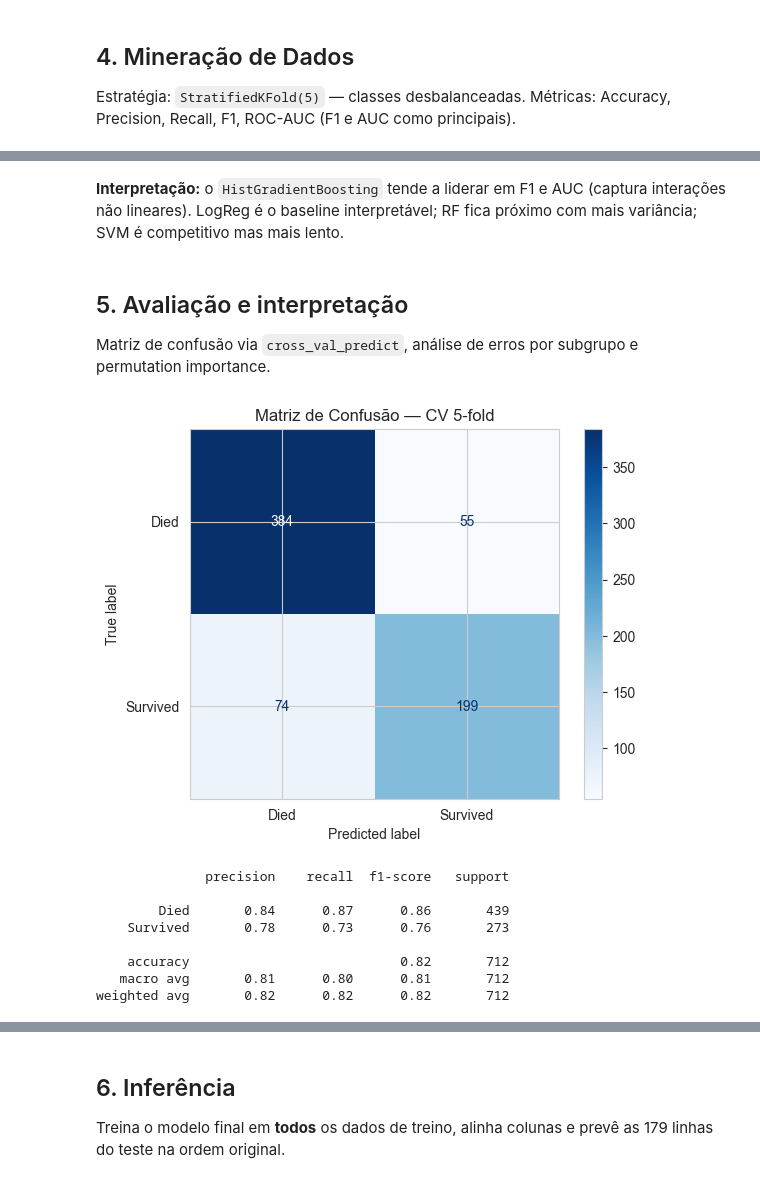
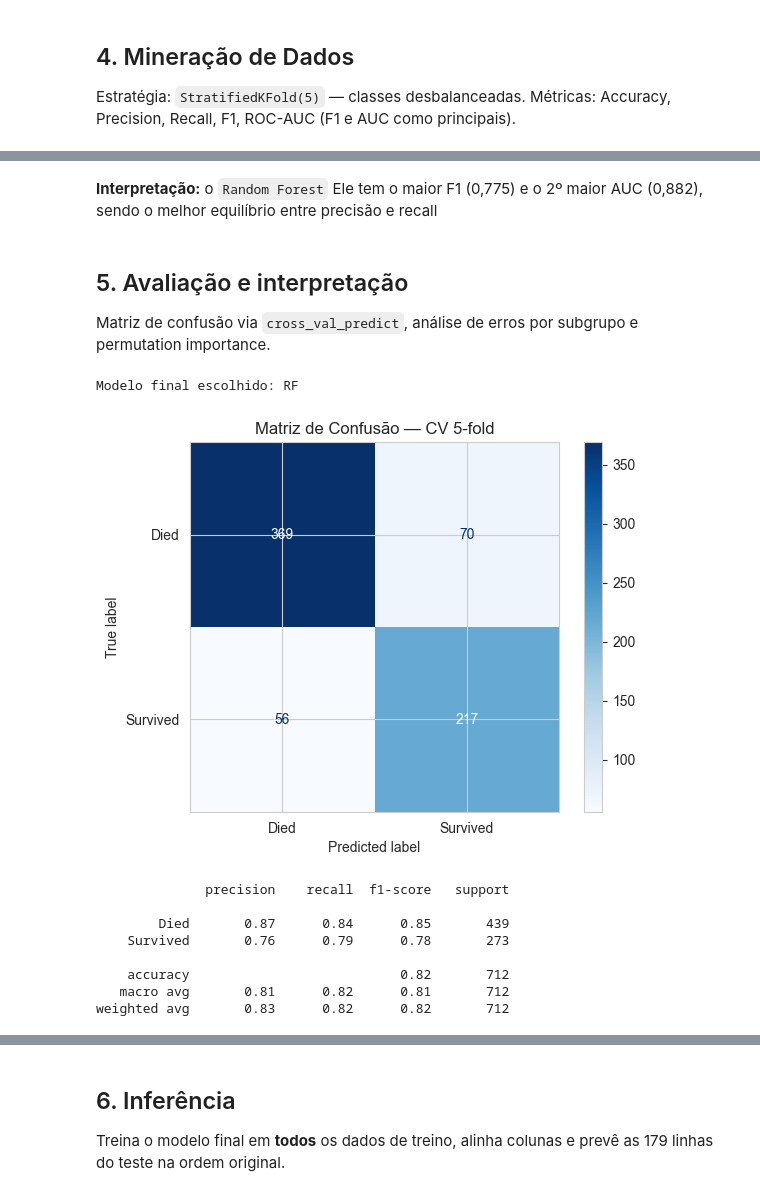
Before and after one commit to KawanIV/Competi-o-de-modelo-ponta-a-ponta-, a Jupyter notebook: titanic_kdd.ipynb, the cells around one changed output, grey strips where cells are left out. Drawn from its saved outputs; the diff is of its cells as text; code cells hidden in the pictures.

Commit message:
Feito: Ajustado interpretacoes e expandido os modelos

```diff
--- a/titanic_kdd.ipynb
+++ b/titanic_kdd.ipynb
@@ -260,5 +306,5 @@ pd.DataFrame(results).T.round(3)
 # %% [markdown]
-**Interpretação:** o `HistGradientBoosting` tende a liderar em F1 e AUC (captura interações não lineares). LogReg é o baseline interpretável; RF fica próximo com mais variância; SVM é competitivo mas mais lento.
+**Interpretação:** o `Random Forest` Ele tem o maior F1 (0,775) e o 2º maior AUC (0,882), sendo o melhor equilíbrio entre precisão e recall
 # %% [markdown]
 ## 5. Avaliação e interpretação
 
@@ -266,22 +312,25 @@ Matriz de confusão via `cross_val_predict`, análise de erros por subgrupo e pe
 # %%
 from sklearn.model_selection import cross_val_predict
 from sklearn.metrics import confusion_matrix, classification_report, ConfusionMatrixDisplay
 
-final = HistGradientBoostingClassifier(max_depth=4, learning_rate=0.05, max_iter=400, random_state=42)
+best_name = tabela.index[0]
+print('Modelo final escolhido:', best_name)
+final = models[best_name]
 y_pred_cv = cross_val_predict(final, X_train, y_train, cv=cv, method='predict')
 
 cm = confusion_matrix(y_train, y_pred_cv)
 ConfusionMatrixDisplay(cm, display_labels=['Died','Survived']).plot(cmap='Blues')
 plt.title('Matriz de Confusão — CV 5-fold'); plt.show()
 print(classification_report(y_train, y_pred_cv, target_names=['Died','Survived']))
 # %% [output]
+Modelo final escolhido: RF
-[figure, old version]
+[figure, new version]
-              precision    recall  f1-score   support
-
-        Died       0.84      0.87      0.86       439
-    Survived       0.78      0.73      0.76       273
-
-    accuracy                           0.82       712
-   macro avg       0.81      0.80      0.81       712
-weighted avg       0.82      0.82      0.82       712
+              precision    recall  f1-score   support
+
+        Died       0.87      0.84      0.85       439
+    Survived       0.76      0.79      0.78       273
+
+    accuracy                           0.82       712
+   macro avg       0.81      0.82      0.81       712
+weighted avg       0.83      0.82      0.82       712
 # %% [markdown]
```
Also changed, not shown: parts of 10 cells of this notebook, 2 other files.
